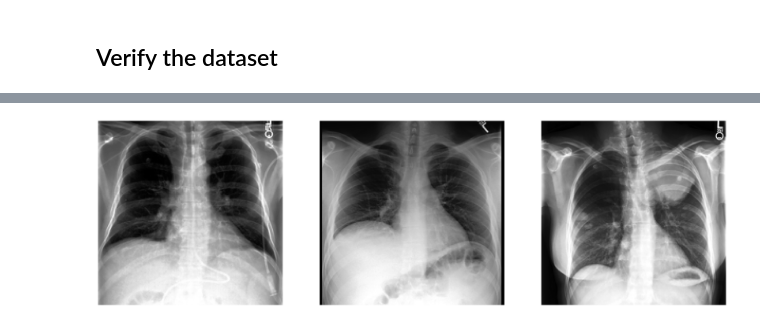
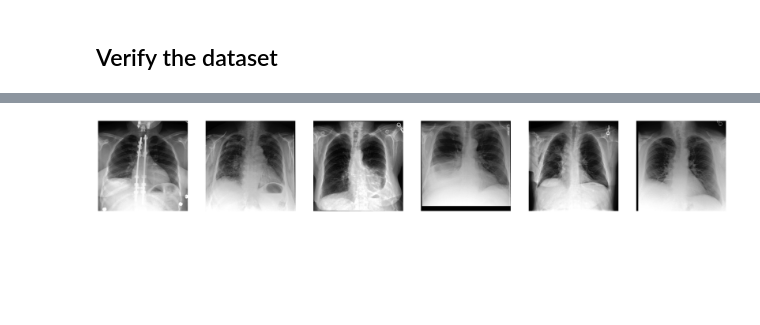
Before and after one commit to agostini335/mml, a Jupyter notebook: notebooks/eda_dataset.ipynb, the cells around one changed output, grey strips where cells are left out. Saved outputs shown, nothing was run; the diff lists cells and outputs as text; code cells hidden in the pictures; blank space fills up the shorter version.

```diff
--- a/notebooks/eda_dataset.ipynb
+++ b/notebooks/eda_dataset.ipynb
@@ -55,6 +59,6 @@ max       1.000000
 # %%
 # plot images with target labels = 1
-idx, el = np.where(train_dict['labels'].fillna(0).astype(int) == 1)
-plot_n_imgs(imgs=train_dict['images'][idx][50:53],n_cols=3,n_rows=1, size=(40,40))
+idx, el = np.where(test_dict['labels'].fillna(0).astype(int) == 1)
+plot_n_imgs(imgs=test_dict['images'][idx][0:6],n_cols=6,n_rows=1, size=(40,40))
 # %% [output]
-[figure, old version]
+[figure, new version]
```
Also changed, not shown: parts of 9 cells of this notebook, 4 other files.
